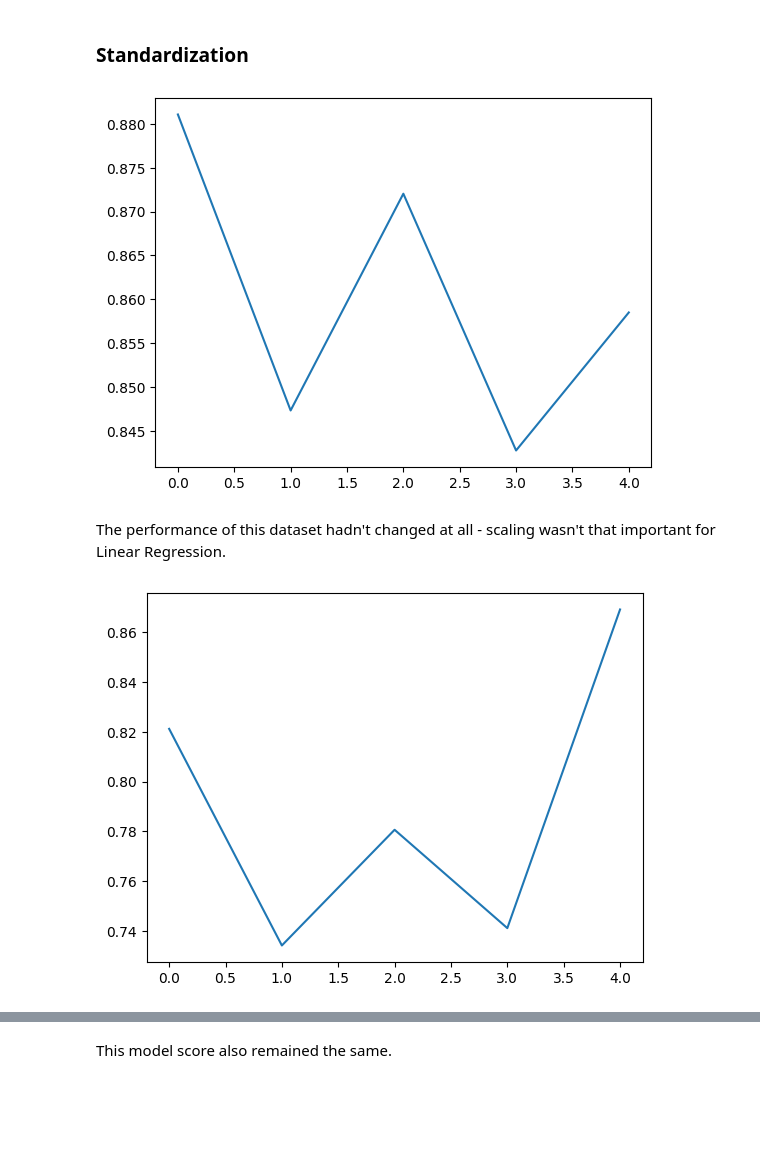
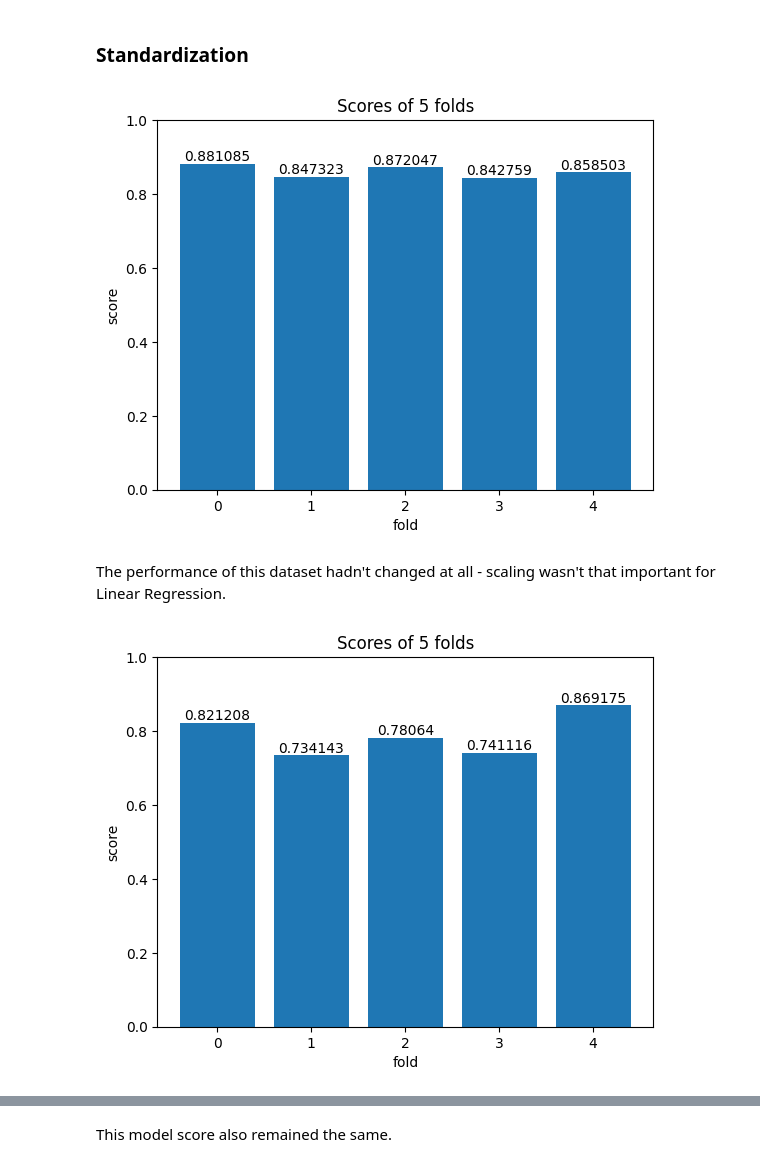
Before and after one commit to Alisizationed/sigmoid_homeworks, a Jupyter notebook: hw_15_feature_engineering/Sigmoid_HW_15.ipynb, the cells around one changed output, grey strips where cells are left out. Saved outputs shown, nothing was run; the diff lists cells and outputs as text; code cells hidden in the pictures; blank space fills up the shorter version.

```diff
--- a/hw_15_feature_engineering/Sigmoid_HW_15.ipynb
+++ b/hw_15_feature_engineering/Sigmoid_HW_15.ipynb
@@ -143,4 +196,6 @@ df_av.head()
 df_av['Date'] = (pd.to_datetime(df_av['Date'])).astype(int)
 df_av['type'] = (df_av['type'] == 'conventional').astype(int)
 df_av.drop(['Unnamed: 0', 'Total Bags', 'Total Volume'], axis=1, inplace=True)
+# %%
+categorical_columns_3 = df_av.loc[:, df_av.nunique() <= 4].columns
 # %%
@@ -199,4 +267,6 @@ dtypes: float64(1), int64(8), object(3)
 memory usage: 86.2+ KB
 # %%
 df_heart = df_heart.drop(df_heart[df_heart['RestingBP'] < 75].index)
+# %%
+categorical_columns_4 = df_heart.loc[:, df_heart.nunique() <= 2].columns
 # %%
@@ -208,0 +279,11 @@ plt.show()
+# %%
+fig, ax = plt.subplots(nrows=len(categorical_columns_4), ncols=1, figsize=(6, 10))
+
+for i, col in enumerate(categorical_columns_4):
+    sns.countplot(data=df_heart, x=col, ax=ax[i])
+
+    ax[i].bar_label(ax[i].containers[0])
+    ax[i].set_title(f'Distribution of {col}')
+
+plt.tight_layout()
+plt.show()
@@ -264,0 +363,15 @@ The model before scaling performs quite bad in 0.64-0.74 range.
+# %%
+scores = []
+
+for (X_train, X_test, y_train, y_test) in zip(X_trains3, X_tests3, y_trains3, y_tests3):
+  rf = RandomForestRegressor()
+  rf.fit(X_train, y_train)
+  scores.append(rf.score(X_test, y_test))
+
+ax = plt.bar(x=range(5), height=scores)
+plt.ylim((0,1))
+plt.bar_label(ax)
+plt.title('Scores of 5 folds')
+plt.ylabel('score')
+plt.xlabel('fold')
+plt.show()
@@ -305,23 +425,28 @@ As we see, the true disease labels are distributed correctly for 74-91 people(wh
 # %%
 cols_to_scale = ['writing score', 'reading score']
 std_scaler = StandardScaler()
 scores = []
 
 for (X_train, X_test, y_train, y_test) in zip(X_trains1, X_tests1, y_trains1, y_tests1):
   X_train_scaled = X_train.copy()
   X_test_scaled = X_test.copy()
 
   X_train_scaled[cols_to_scale] = std_scaler.fit_transform(X_train[cols_to_scale])
   X_test_scaled[cols_to_scale] = std_scaler.transform(X_test[cols_to_scale])
 
   lr = LinearRegression()
   lr.fit(X_train_scaled, y_train)
   scores.append(lr.score(X_test_scaled, y_test))
 
-plt.plot(scores)
+ax = plt.bar(x=range(5), height=scores)
+plt.ylim((0,1))
+plt.bar_label(ax)
+plt.title('Scores of 5 folds')
+plt.ylabel('score')
+plt.xlabel('fold')
 plt.show()
 # %% [output]
-[figure, old version]
+[figure, new version]
 # %% [markdown]
 The performance of this dataset hadn't changed at all - scaling wasn't that important for Linear Regression.
 # %%
@@ -340,10 +465,15 @@ for (X_train, X_test, y_train, y_test) in zip(X_trains2, X_tests2, y_trains2, y_
   lr.fit(X_train_scaled, y_train)
   scores.append(lr.score(X_test_scaled, y_test))
 
-plt.plot(scores)
+ax = plt.bar(x=range(5), height=scores)
+plt.ylim((0,1))
+plt.bar_label(ax)
+plt.title('Scores of 5 folds')
+plt.ylabel('score')
+plt.xlabel('fold')
 plt.show()
 # %% [output]
-[figure, old version]
+[figure, new version]
 # %%
 cols_to_scale = ['Date', '4046', '4225', '4770', 'Small Bags', 'Large Bags', 'XLarge Bags']
 std_scaler = StandardScaler()
```
Also changed, not shown: parts of 72 cells of this notebook.
